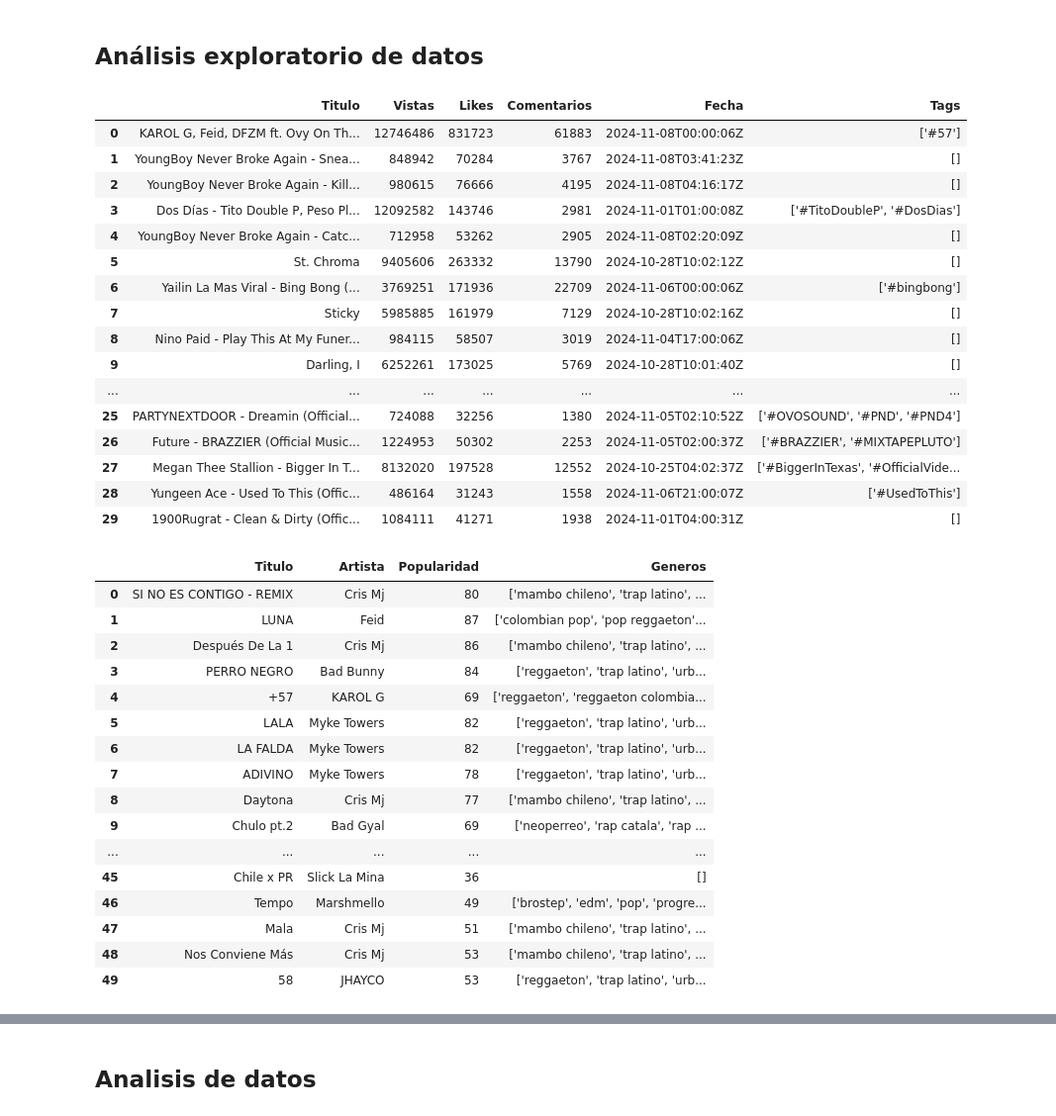
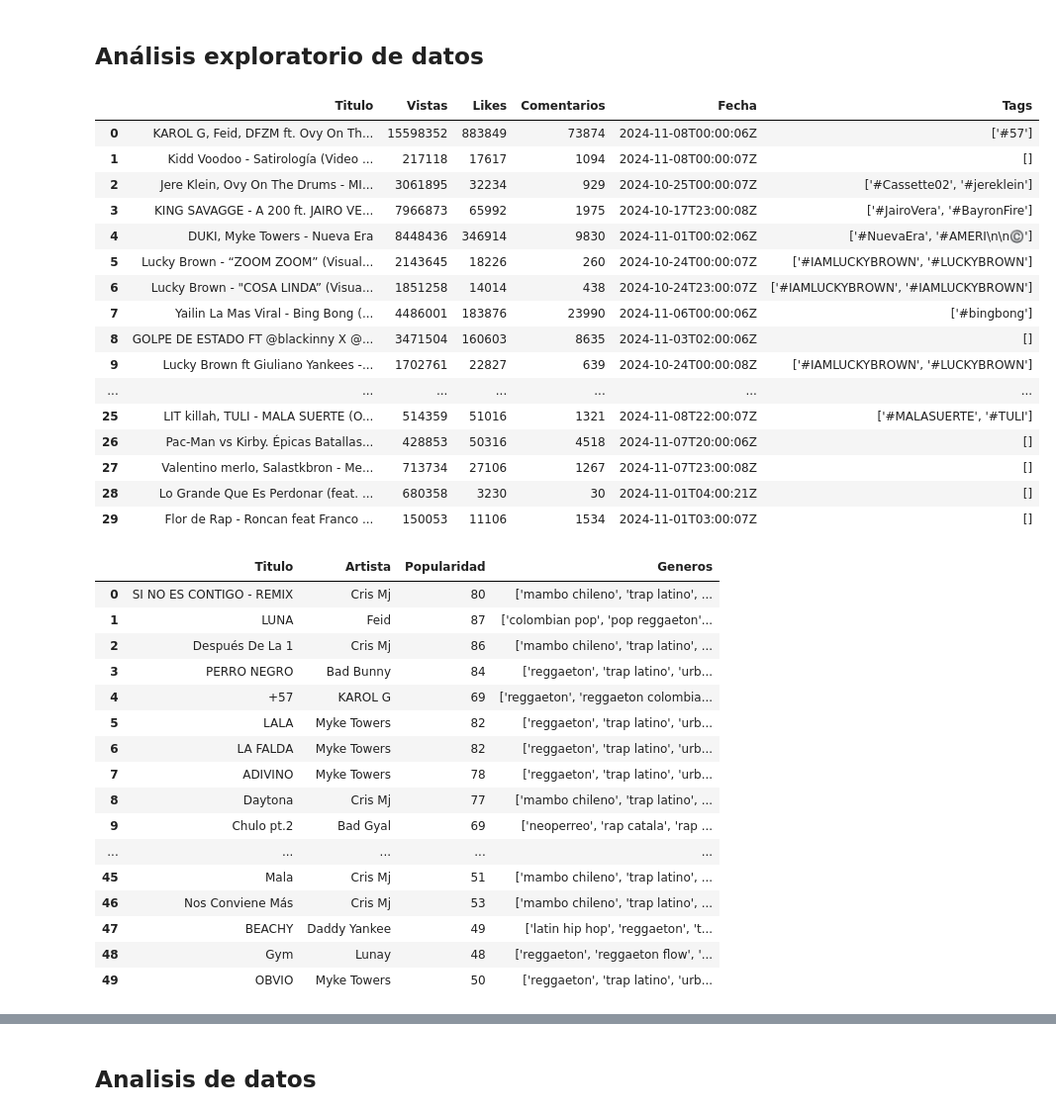
Before and after one commit to wattmoox/Proyecto_Data_Sience, a Jupyter notebook: main.ipynb, the cells around one changed output, grey strips where cells are left out. Shown at 99% size. Saved outputs shown, nothing was run; the diff lists cells and outputs as text; code cells hidden in the pictures.

```diff
--- a/main.ipynb
+++ b/main.ipynb
@@ -30,28 +30,28 @@ import pandas as pd
 # %%
 # Convertir videos.csv a un dataframe
 
-df_csv = pd.read_csv("data/videos.csv")
+df_csv = pd.read_csv("data/videos_chile.csv")
 df_csv
 # %% [output]
 |  | Titulo | Vistas | Likes | Comentarios | Fecha | Tags |
-| 0 | KAROL G, Feid, DFZM ft. Ovy On Th... | 12746486 | 831723 | 61883 | 2024-11-08T00:00:06Z | ['#57'] |
-| 1 | YoungBoy Never Broke Again - Snea... | 848942 | 70284 | 3767 | 2024-11-08T03:41:23Z | [] |
-| 2 | YoungBoy Never Broke Again - Kill... | 980615 | 76666 | 4195 | 2024-11-08T04:16:17Z | [] |
-| 3 | Dos Días - Tito Double P, Peso Pl... | 12092582 | 143746 | 2981 | 2024-11-01T01:00:08Z | ['#TitoDoubleP', '#DosDias'] |
-| 4 | YoungBoy Never Broke Again - Catc... | 712958 | 53262 | 2905 | 2024-11-08T02:20:09Z | [] |
-| 5 | St. Chroma | 9405606 | 263332 | 13790 | 2024-10-28T10:02:12Z | [] |
-| 6 | Yailin La Mas Viral - Bing Bong (... | 3769251 | 171936 | 22709 | 2024-11-06T00:00:06Z | ['#bingbong'] |
-| 7 | Sticky | 5985885 | 161979 | 7129 | 2024-10-28T10:02:16Z | [] |
-| 8 | Nino Paid - Play This At My Funer... | 984115 | 58507 | 3019 | 2024-11-04T17:00:06Z | [] |
-| 9 | Darling, I | 6252261 | 173025 | 5769 | 2024-10-28T10:01:40Z | [] |
+| 0 | KAROL G, Feid, DFZM ft. Ovy On Th... | 15598352 | 883849 | 73874 | 2024-11-08T00:00:06Z | ['#57'] |
+| 1 | Kidd Voodoo - Satirología (Video ... | 217118 | 17617 | 1094 | 2024-11-08T00:00:07Z | [] |
+| 2 | Jere Klein, Ovy On The Drums - MI... | 3061895 | 32234 | 929 | 2024-10-25T00:00:07Z | ['#Cassette02', '#jereklein'] |
+| 3 | KING SAVAGGE - A 200 ft. JAIRO VE... | 7966873 | 65992 | 1975 | 2024-10-17T23:00:08Z | ['#JairoVera', '#BayronFire'] |
+| 4 | DUKI, Myke Towers - Nueva Era | 8448436 | 346914 | 9830 | 2024-11-01T00:02:06Z | ['#NuevaEra', '#AMERI\n\n©️'] |
+| 5 | Lucky Brown - “ZOOM ZOOM” (Visual... | 2143645 | 18226 | 260 | 2024-10-24T00:00:07Z | ['#IAMLUCKYBROWN', '#LUCKYBROWN'] |
+| 6 | Lucky Brown - "COSA LINDA” (Visua... | 1851258 | 14014 | 438 | 2024-10-24T23:00:07Z | ['#IAMLUCKYBROWN', '#IAMLUCKYBROWN'] |
+| 7 | Yailin La Mas Viral - Bing Bong (... | 4486001 | 183876 | 23990 | 2024-11-06T00:00:06Z | ['#bingbong'] |
+| 8 | GOLPE DE ESTADO FT @blackinny X @... | 3471504 | 160603 | 8635 | 2024-11-03T02:00:06Z | [] |
+| 9 | Lucky Brown ft Giuliano Yankees -... | 1702761 | 22827 | 639 | 2024-10-24T00:00:08Z | ['#IAMLUCKYBROWN', '#LUCKYBROWN'] |
 | ... | ... | ... | ... | ... | ... | ... |
-| 25 | PARTYNEXTDOOR - Dreamin (Official... | 724088 | 32256 | 1380 | 2024-11-05T02:10:52Z | ['#OVOSOUND', '#PND', '#PND4'] |
-| 26 | Future - BRAZZIER (Official Music... | 1224953 | 50302 | 2253 | 2024-11-05T02:00:37Z | ['#BRAZZIER', '#MIXTAPEPLUTO'] |
-| 27 | Megan Thee Stallion - Bigger In T... | 8132020 | 197528 | 12552 | 2024-10-25T04:02:37Z | ['#BiggerInTexas', '#OfficialVide... |
-| 28 | Yungeen Ace - Used To This (Offic... | 486164 | 31243 | 1558 | 2024-11-06T21:00:07Z | ['#UsedToThis'] |
-| 29 | 1900Rugrat - Clean & Dirty (Offic... | 1084111 | 41271 | 1938 | 2024-11-01T04:00:31Z | [] |
+| 25 | LIT killah, TULI - MALA SUERTE (O... | 514359 | 51016 | 1321 | 2024-11-08T22:00:07Z | ['#MALASUERTE', '#TULI'] |
+| 26 | Pac-Man vs Kirby. Épicas Batallas... | 428853 | 50316 | 4518 | 2024-11-07T20:00:06Z | [] |
+| 27 | Valentino merlo, Salastkbron - Me... | 713734 | 27106 | 1267 | 2024-11-07T23:00:08Z | [] |
+| 28 | Lo Grande Que Es Perdonar (feat. ... | 680358 | 3230 | 30 | 2024-11-01T04:00:21Z | [] |
+| 29 | Flor de Rap - Roncan feat Franco ... | 150053 | 11106 | 1534 | 2024-11-01T03:00:07Z | [] |
 # %%
-df_csv = pd.read_csv("data/spotify.csv")
+df_csv = pd.read_csv("data/spotify_chile.csv")
 df_csv
 # %% [output]
 |  | Titulo | Artista | Popularidad | Generos |
@@ -66,11 +66,11 @@ df_csv
 | 8 | Daytona | Cris Mj | 77 | ['mambo chileno', 'trap latino', ... |
 | 9 | Chulo pt.2 | Bad Gyal | 69 | ['neoperreo', 'rap catala', 'rap ... |
 | ... | ... | ... | ... | ... |
-| 45 | Chile x PR | Slick La Mina | 36 | [] |
-| 46 | Tempo | Marshmello | 49 | ['brostep', 'edm', 'pop', 'progre... |
-| 47 | Mala | Cris Mj | 51 | ['mambo chileno', 'trap latino', ... |
-| 48 | Nos Conviene Más | Cris Mj | 53 | ['mambo chileno', 'trap latino', ... |
-| 49 | 58 | JHAYCO | 53 | ['reggaeton', 'trap latino', 'urb... |
+| 45 | Mala | Cris Mj | 51 | ['mambo chileno', 'trap latino', ... |
+| 46 | Nos Conviene Más | Cris Mj | 53 | ['mambo chileno', 'trap latino', ... |
+| 47 | BEACHY | Daddy Yankee | 49 | ['latin hip hop', 'reggaeton', 't... |
+| 48 | Gym | Lunay | 48 | ['reggaeton', 'reggaeton flow', '... |
+| 49 | OBVIO | Myke Towers | 50 | ['reggaeton', 'trap latino', 'urb... |
 # %%
 df_csv = pd.read_csv("data/last.fm_chile.csv")
 df_csv
```
Also changed, not shown: parts of 2 cells of this notebook, 1 other file.
